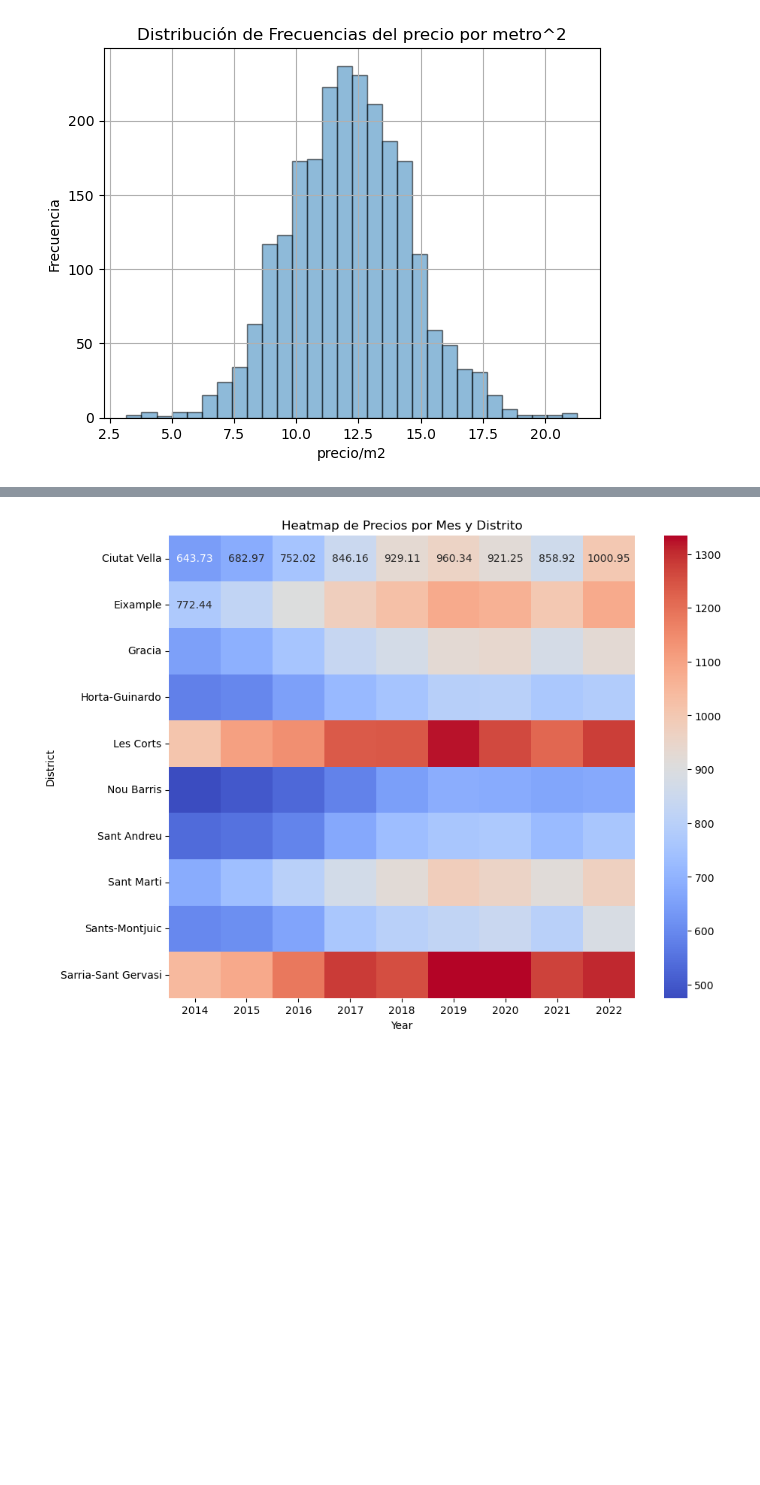
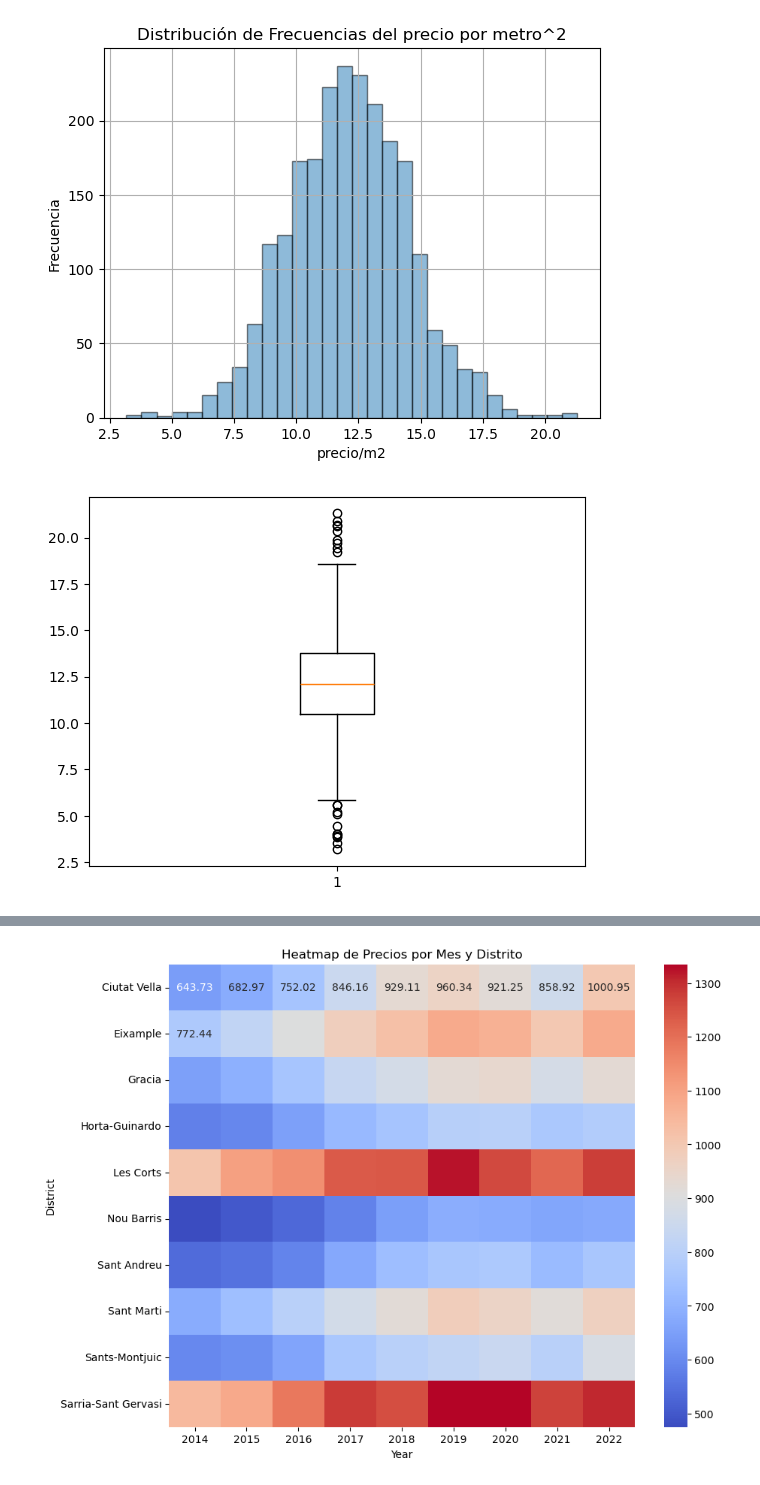
Before and after one commit to jalladin/Barcelona_rental_prices, a Jupyter notebook: rental_prices_barcelona.ipynb, the cells around one changed output, grey strips where cells are left out. Saved outputs shown, nothing was run; the diff lists cells and outputs as text; code cells hidden in the pictures; blank space fills up the shorter version.

Commit message:
boxplot agregado

```diff
--- a/rental_prices_barcelona.ipynb
+++ b/rental_prices_barcelona.ipynb
@@ -142,3 +179,9 @@ plt.grid(True)
 plt.show()
 # %% [output]
 [figure]
+# %%
+
+plt.boxplot(data["Price (euro/m2)"])
+plt.show()
+# %% [output]
+[figure, added]
```
Also changed, not shown: parts of 3 cells of this notebook, 1 other file.
